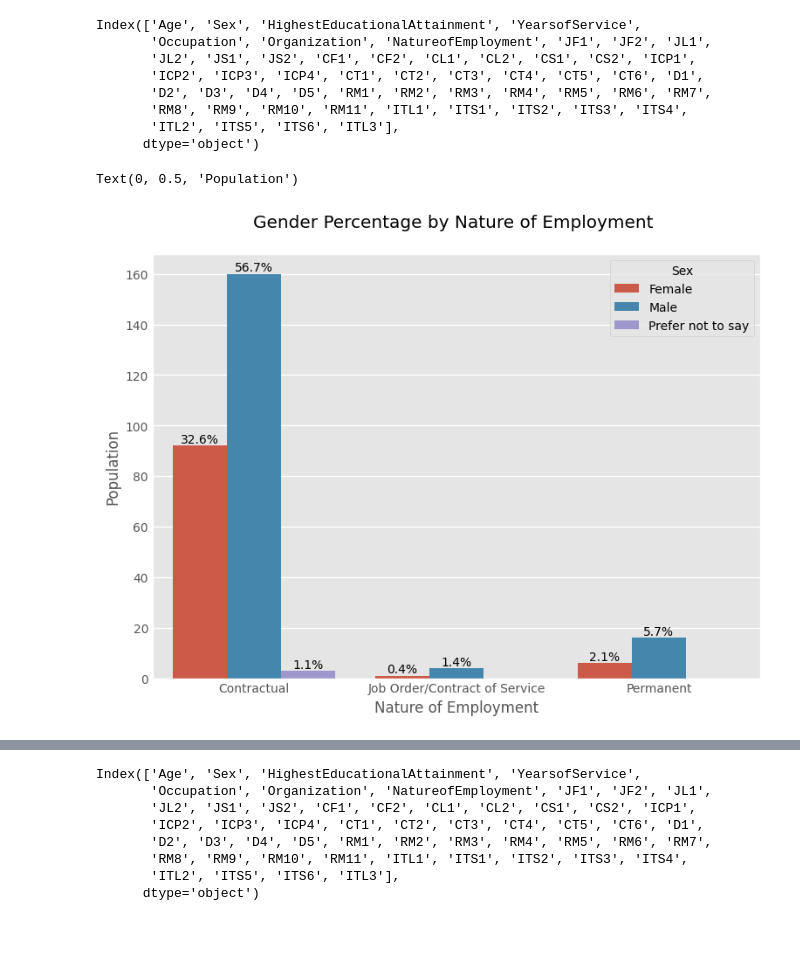
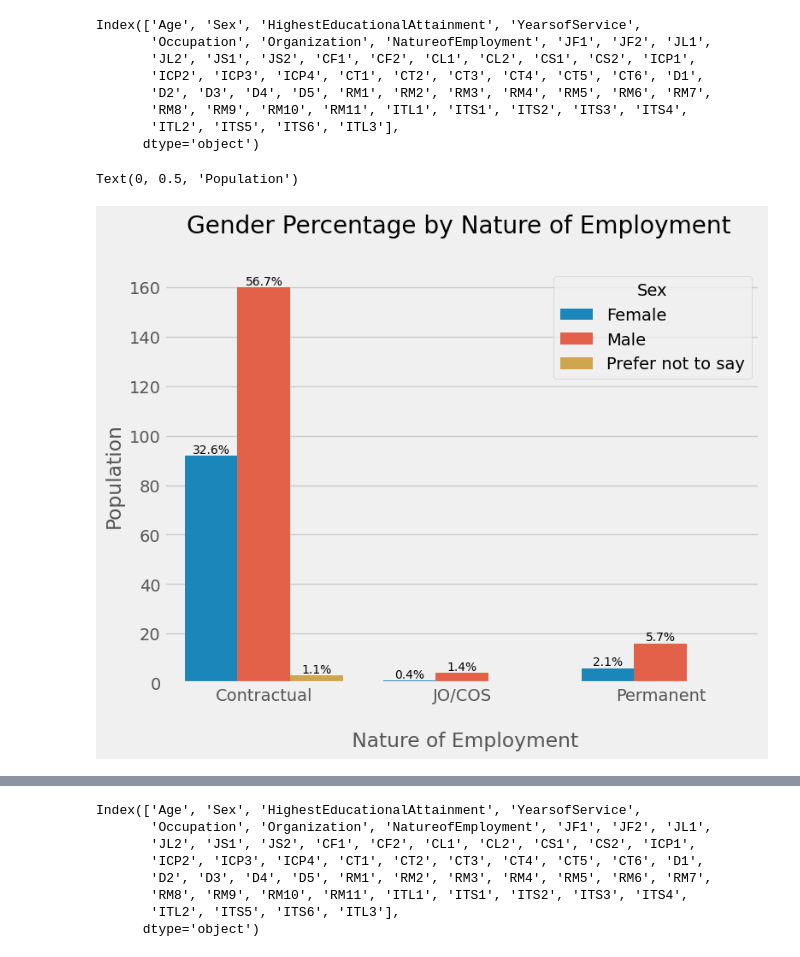
Before and after one commit to pjcroxas/Talent-Retention-in-Railway-Workforce, a Jupyter notebook: Comprehensive_Data_Analysis_Railway_Workforce_Retention.ipynb, the cells around one changed output, grey strips where cells are left out. Drawn from its saved outputs; the diff is of its cells as text; code cells hidden in the pictures.

```diff
--- a/Comprehensive_Data_Analysis_Railway_Workforce_Retention.ipynb
+++ b/Comprehensive_Data_Analysis_Railway_Workforce_Retention.ipynb
@@ -37,3 +42,22 @@ retention_df.head()
+# %%
+def rename_education(value):
+  if value == "Bachelor's Degree":
+    return "Bachelor"
+  elif value == "Master's Degree":
+    return "Master"
+  elif value == "Postgraduate":
+    return "Postgraduate"
+  elif value == "Associate's Degree/Vocational/Diploma":
+    return "Associate"
+  else:
+    return "High School"
+
+retention_df["education"] = retention_df["HighestEducationalAttainment"].apply(rename_education)
+# %%
+def remove_character(value, character):
+  return value.replace(character, "")
+
+retention_df["Tenure"] = retention_df["YearsofService"].apply(remove_character, character="Years")
 # %% [markdown]
 ## Univariate Analysis
 # %%
@@ -49,6 +73,6 @@ Index(['Age', 'Sex', 'HighestEducationalAttainment', 'YearsofService',
       dtype='object')
 # %%
-style.use("bmh")
+# style.use("")
 def plot_univariate(feature, plot_type, angle, data=retention_df):
   count = data[feature].value_counts().sort_values()
 
@@ -101,5 +136,17 @@ style.use("fivethirtyeight")
 plot_univariate("Organization", "pie", 0)
 # %% [output]
 [figure]
+# %%
+def rename_emp_type(value):
+  if value == "Job Order/Contract of Service":
+    return "JO/COS"
+  elif value == "Permanent":
+    return "Permanent"
+  elif value == "Contractual":
+    return "Contractual"
+  else:
+    return None
+
+retention_df["emp_type"] = retention_df["NatureofEmployment"].apply(rename_emp_type)
 # %%
 style.use("ggplot")
@@ -143,12 +190,12 @@ def plot_sex_distrib(feature, data=retention_df):
                   (p.get_x() + p.get_width() / 2., height),  # Positioning
                   ha='center', va='bottom', fontsize=10, color='black')
 # %%
-style.use("ggplot")
-plot_sex_distrib("NatureofEmployment")
+style.use("fivethirtyeight")
+plot_sex_distrib("emp_type")
 plt.title("Gender Percentage by Nature of Employment \n")
-plt.xlabel("Nature of Employment")
+plt.xlabel("\n Nature of Employment")
 plt.ylabel("Population")
 # %% [output]
 Text(0, 0.5, 'Population')
-[figure, old version]
+[figure, new version]
 # %%
```
Also changed, not shown: parts of 73 cells of this notebook.
